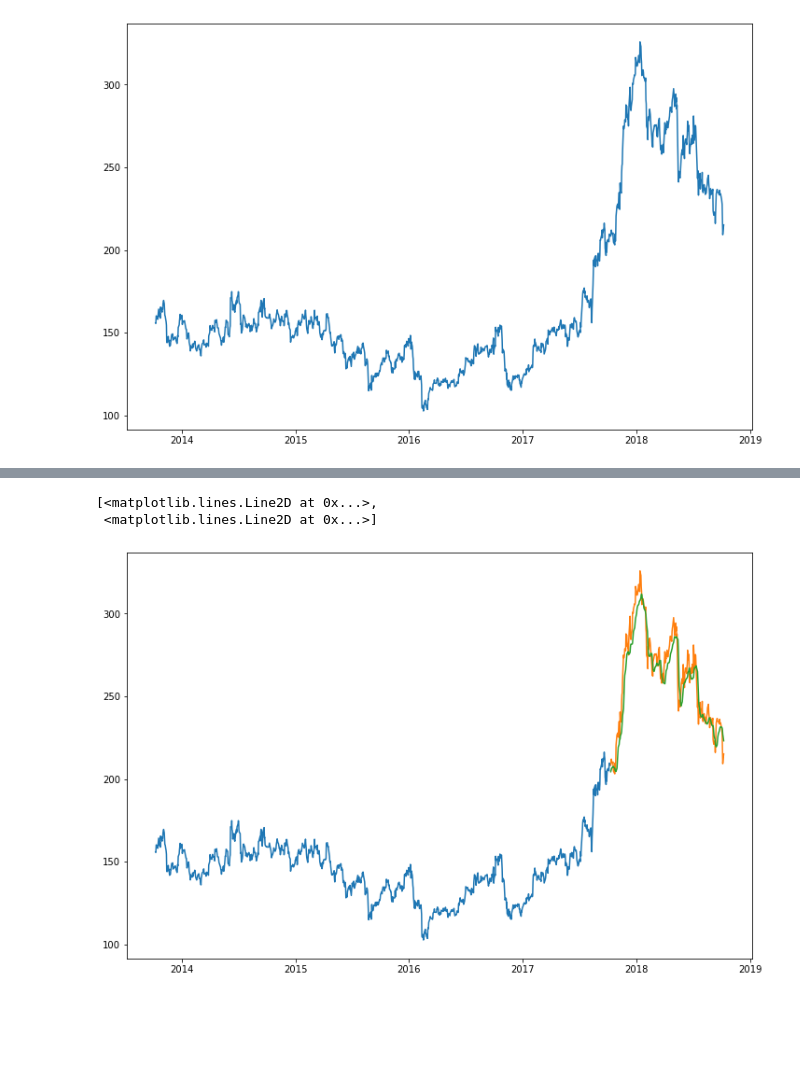
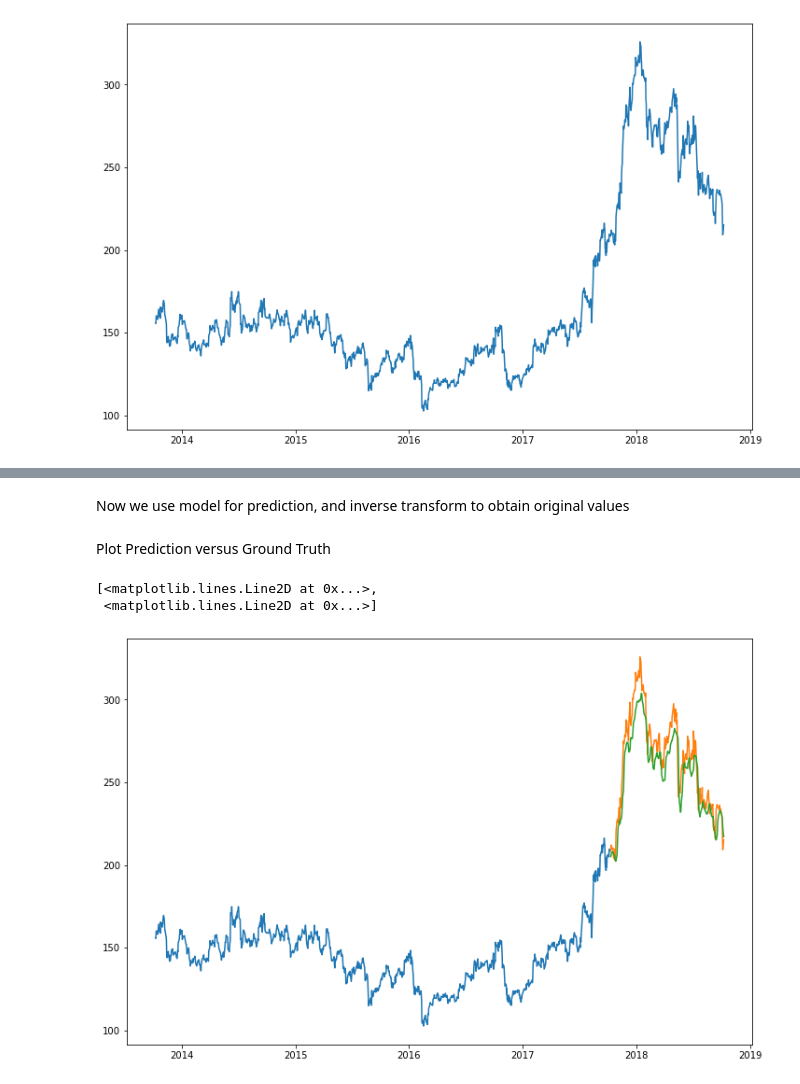
Before and after one commit to wprazuch/stock-price-prediction, a Jupyter notebook: notebook.ipynb, the cells around one changed output, grey strips where cells are left out. Cells and saved outputs as stored; diff of their text form; code cells hidden in the pictures; blank space fills up the shorter version.

```diff
--- a/notebook.ipynb
+++ b/notebook.ipynb
@@ -64,6 +78,10 @@ x_train = np.reshape(x_train, (*x_train.shape, 1))
 # %%
-model = Sequential()
-model.add(LSTM(units=50, return_sequences=True, input_shape=(x_train.shape[1], 1)))
+def simple_lstm(input_shape):
+    model = Sequential()
+    model.add(LSTM(units=50, return_sequences=True, input_shape=(input_shape, 1)))
 
-model.add(LSTM(units=50))
-model.add(Dense(1))
+    model.add(LSTM(units=50))
+    model.add(Dense(1))
+    return model
+# %%
+model = simple_lstm(x_train.shape[1])
@@ -76,4 +98,4 @@ model.fit(x_train, y_train, epochs=1, batch_size=1, verbose=2)
 # %%
-inputs_data=new_dataset[len(new_dataset)-len(val_data)-60:].values
+inputs_data=np.vstack([train_data[-HISTORY_LEN:], test_data])
 inputs_data=inputs_data.reshape(-1,1)
 inputs_data=scaler.transform(inputs_data)
@@ -85,4 +104,5 @@ X_test=np.array(X_test)
 # %%
+X_test, _ = generate_sequence_data(inputs_data, HISTORY_LEN)
 X_test=np.reshape(X_test,(X_test.shape[0],X_test.shape[1],1))
-predicted_closing_price=model.predict(X_test)
-predicted_closing_price=scaler.inverse_transform(predicted_closing_price)
+# %% [markdown]
+Now we use model for prediction, and inverse transform to obtain original values
@@ -89,12 +112,14 @@ predicted_closing_price=scaler.inverse_transform(predicted_closing_price)
 # %%
 model.save("saved_lstm_model.h5")
+# %% [markdown]
+Plot Prediction versus Ground Truth
 # %%
-train_data=new_dataset[:split]
-valid_data=new_dataset[split:]
+train_data=dataset[:split]
+valid_data=dataset[split:]
 valid_data['Predictions']=predicted_closing_price
 plt.plot(train_data["Close"])
 plt.plot(valid_data[['Close',"Predictions"]])
 # %% [output]
 [<matplotlib.lines.Line2D at 0x...>,
  <matplotlib.lines.Line2D at 0x...>]
-[figure, old version]
+[figure, new version]
```
Also changed, not shown: parts of 31 cells of this notebook.
